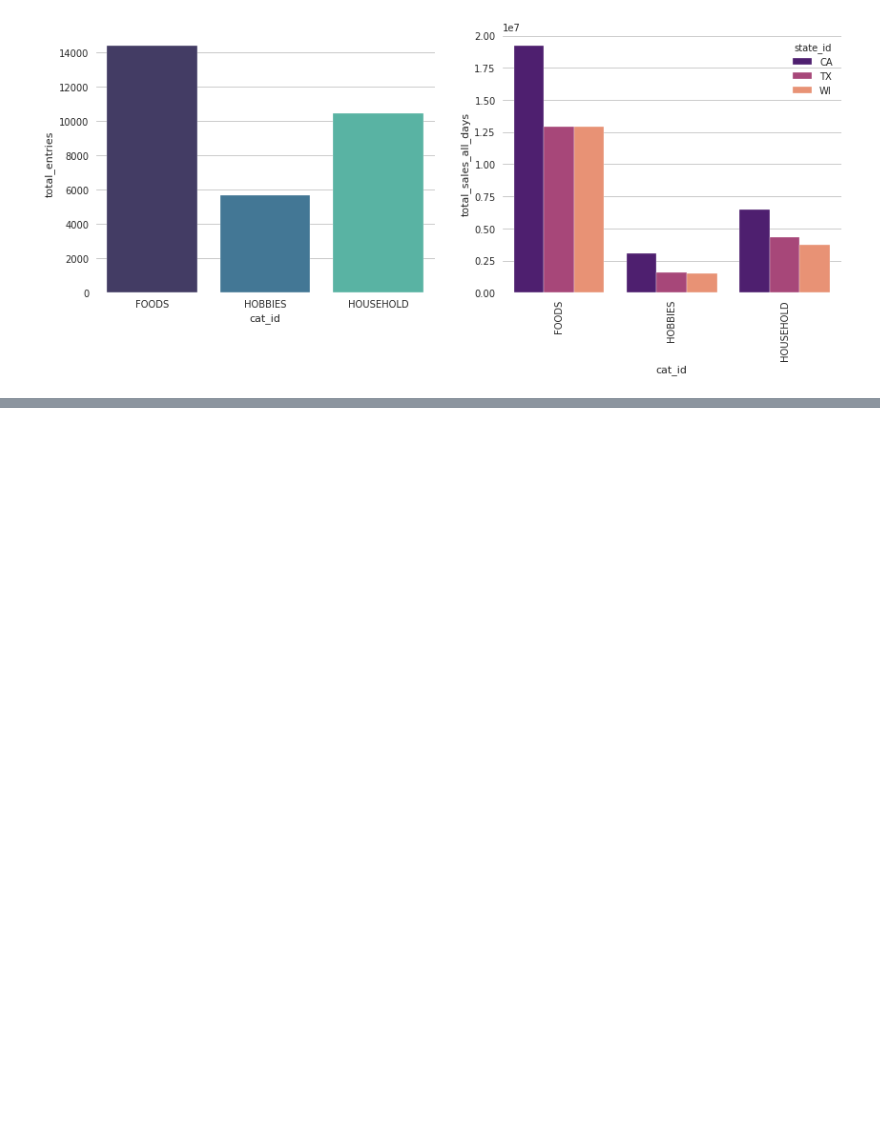
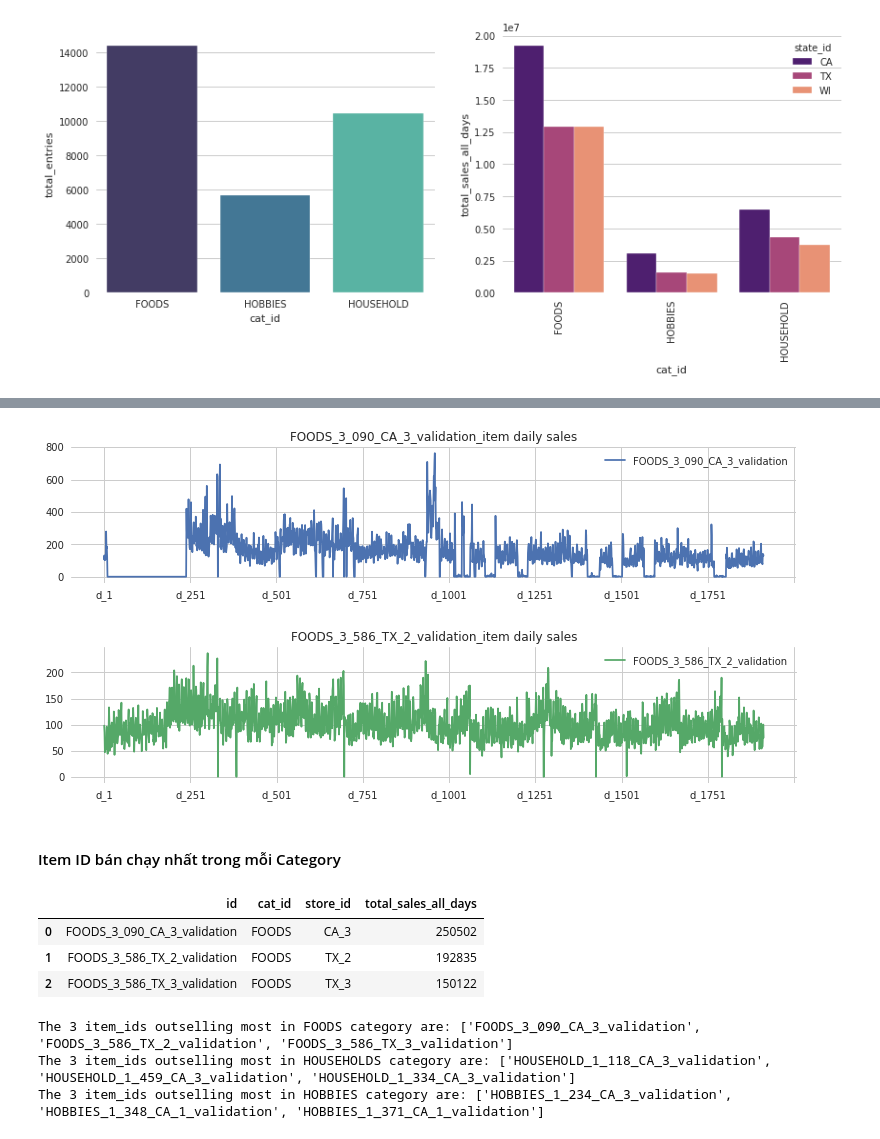
Before and after one commit to ngotancuong/PythonAssignment, a Jupyter notebook: Baitap01.ipynb, the cells around one changed output, grey strips where cells are left out. Saved outputs shown, nothing was run; the diff lists cells and outputs as text; code cells hidden in the pictures; blank space fills up the shorter version.

```diff
--- a/Baitap01.ipynb
+++ b/Baitap01.ipynb
@@ -282,0 +387,42 @@ plt.show()
+# %%
+sns.set_style('whitegrid')
+
+def plot_dailysales(spec_id):
+    """
+    plots the behavior of dailysales of specific ids i.e. spec_id
+
+    input: spec_id
+    returns : number of sales plotted across number of days
+    """
+    train_sales_df.loc[train_sales_df['id'] == spec_id ].set_index('id')[d_cols]\
+                .T\
+                .plot(figsize = (13,2.5),
+                      title =  str(spec_id)+"_item daily sales",
+                      color = next(color_cycle) )
+    plt.legend()
+    plt.show()
+
+plot_dailysales('FOODS_3_090_CA_3_validation')
+plot_dailysales('FOODS_3_586_TX_2_validation')
+# %% [output]
+[figure, added]
+[figure, added]
+# %% [markdown]
+#### Item ID bán chạy nhất trong mỗi Category
+# %%
+df_agg = pd.DataFrame(train_sales_df.groupby(['id', 'cat_id', 'store_id'])['total_sales_all_days'].sum().sort_values(ascending=False))
+df_agg = df_agg.reset_index()
+df_agg.head(3)
+# %% [output]
+|  | id | cat_id | store_id | total_sales_all_days |
+| 0 | FOODS_3_090_CA_3_validation | FOODS | CA_3 | 250502 |
+| 1 | FOODS_3_586_TX_2_validation | FOODS | TX_2 | 192835 |
+| 2 | FOODS_3_586_TX_3_validation | FOODS | TX_3 | 150122 |
+# %%
+print("The 3 item_ids outselling most in FOODS category are: {}".format(list(df_agg.loc[df_agg['cat_id'] == 'FOODS']['id'][:3])))
+print("The 3 item_ids outselling most in HOUSEHOLDS category are: {}".format(list(df_agg.loc[df_agg['cat_id'] == 'HOUSEHOLD']['id'][:3])))
+print("The 3 item_ids outselling most in HOBBIES category are: {}".format(list(df_agg.loc[df_agg['cat_id'] == 'HOBBIES']['id'][:3])))
+# %% [output]
+The 3 item_ids outselling most in FOODS category are: ['FOODS_3_090_CA_3_validation', 'FOODS_3_586_TX_2_validation', 'FOODS_3_586_TX_3_validation']
+The 3 item_ids outselling most in HOUSEHOLDS category are: ['HOUSEHOLD_1_118_CA_3_validation', 'HOUSEHOLD_1_459_CA_3_validation', 'HOUSEHOLD_1_334_CA_3_validation']
+The 3 item_ids outselling most in HOBBIES category are: ['HOBBIES_1_234_CA_3_validation', 'HOBBIES_1_348_CA_1_validation', 'HOBBIES_1_371_CA_1_validation']
```
Also changed, not shown: parts of 97 cells of this notebook.
